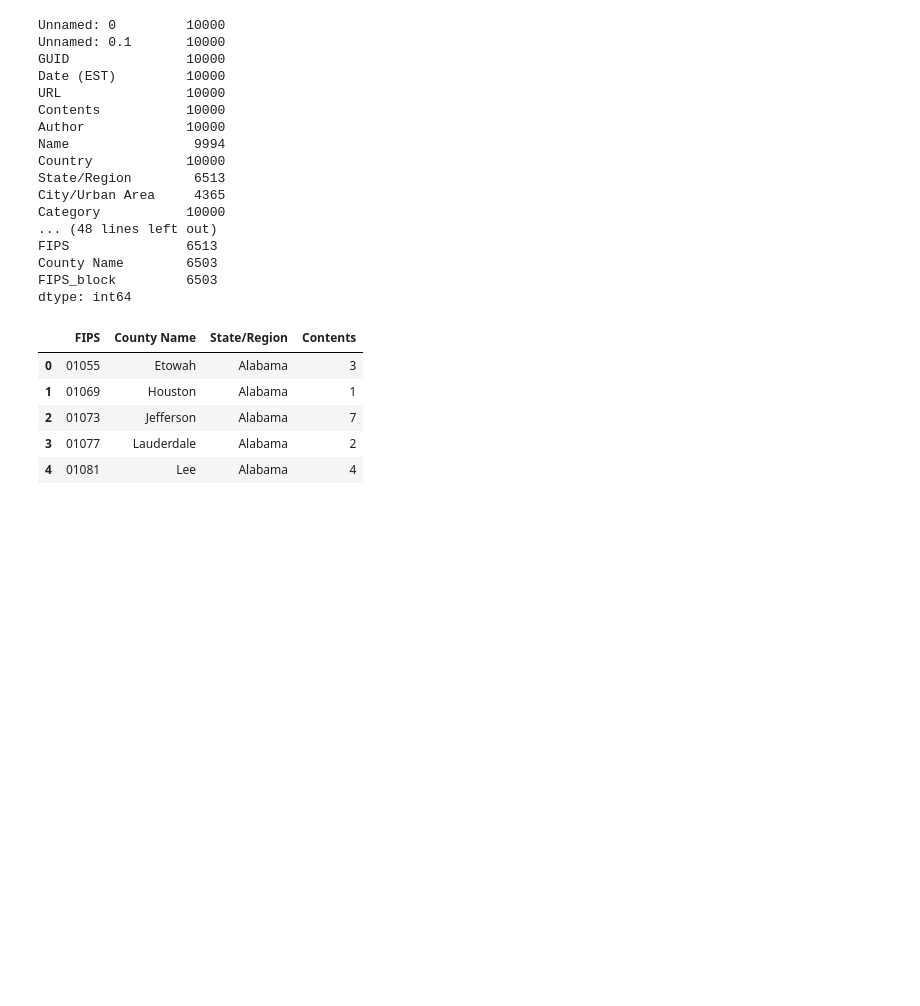
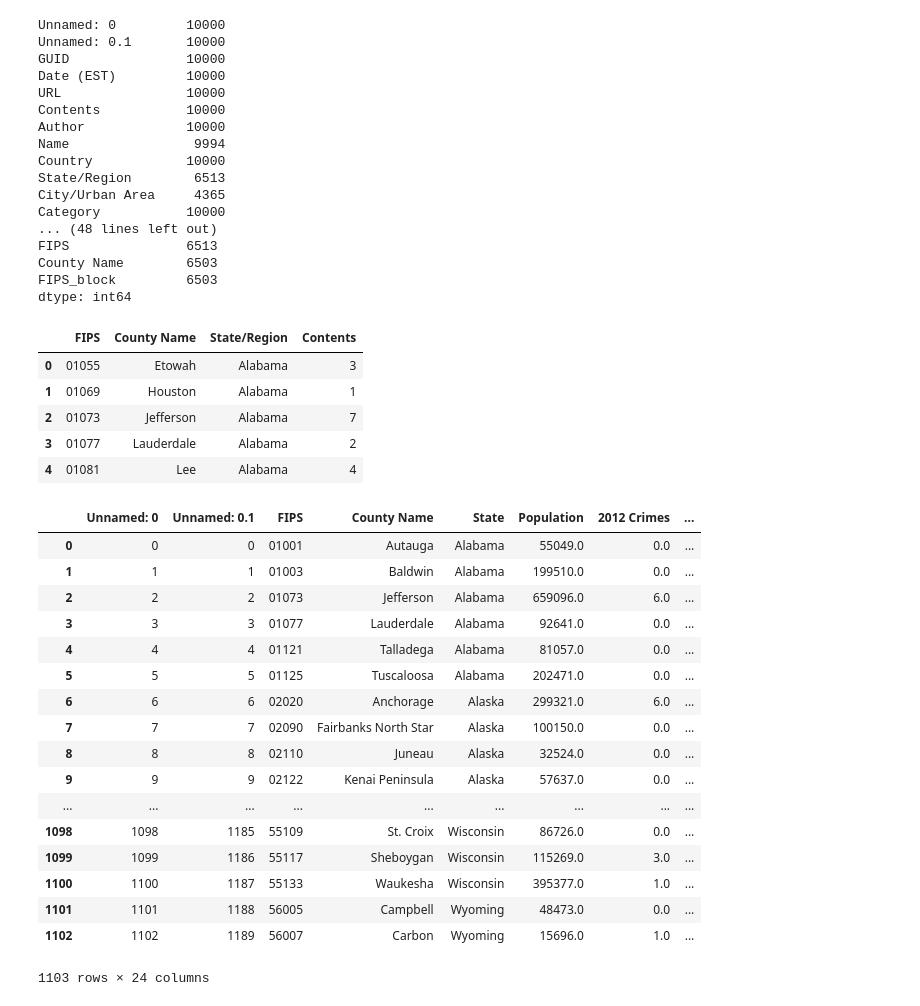
Before and after one commit to jmendiola84/Team_5, a Jupyter notebook: Tweets_2(Immigrants).ipynb, the cells around one changed output. Saved outputs shown, nothing was run; the diff lists cells and outputs as text; code cells hidden in the pictures; blank space fills up the shorter version.

```diff
--- a/Tweets_2(Immigrants).ipynb
+++ b/Tweets_2(Immigrants).ipynb
@@ -215,6 +215,38 @@ dtype: int64
 | 2 | 01073 | Jefferson | Alabama | 7 |
 | 3 | 01077 | Lauderdale | Alabama | 2 |
 | 4 | 01081 | Lee | Alabama | 4 |
+# %%
+dtype_dic= {'FIPS': str,
+            'FIPS_block' : str}
+
+indicators = pd.read_csv('/Users/rorr/PythonStuff/Team_5/Resources/Census Resources/indicators.csv'
+                         ,dtype = dtype_dic
+                        )
+
+for (idx, row) in indicators.iterrows():
+    fips_z = (row.loc['FIPS'])
+    indicators.at[idx, 'FIPS'] = str(fips_z).zfill(5)
+
+merge
+# %% [output]
+|  | Unnamed: 0 | Unnamed: 0.1 | FIPS | County Name | State | Population | 2012 Crimes | ... |
+| 0 | 0 | 0 | 01001 | Autauga | Alabama | 55049.0 | 0.0 | ... |
+| 1 | 1 | 1 | 01003 | Baldwin | Alabama | 199510.0 | 0.0 | ... |
+| 2 | 2 | 2 | 01073 | Jefferson | Alabama | 659096.0 | 6.0 | ... |
+| 3 | 3 | 3 | 01077 | Lauderdale | Alabama | 92641.0 | 0.0 | ... |
+| 4 | 4 | 4 | 01121 | Talladega | Alabama | 81057.0 | 0.0 | ... |
+| 5 | 5 | 5 | 01125 | Tuscaloosa | Alabama | 202471.0 | 0.0 | ... |
+| 6 | 6 | 6 | 02020 | Anchorage | Alaska | 299321.0 | 6.0 | ... |
+| 7 | 7 | 7 | 02090 | Fairbanks North Star | Alaska | 100150.0 | 0.0 | ... |
+| 8 | 8 | 8 | 02110 | Juneau | Alaska | 32524.0 | 0.0 | ... |
+| 9 | 9 | 9 | 02122 | Kenai Peninsula | Alaska | 57637.0 | 0.0 | ... |
+| ... | ... | ... | ... | ... | ... | ... | ... | ... |
+| 1098 | 1098 | 1185 | 55109 | St. Croix | Wisconsin | 86726.0 | 0.0 | ... |
+| 1099 | 1099 | 1186 | 55117 | Sheboygan | Wisconsin | 115269.0 | 3.0 | ... |
+| 1100 | 1100 | 1187 | 55133 | Waukesha | Wisconsin | 395377.0 | 1.0 | ... |
+| 1101 | 1101 | 1188 | 56005 | Campbell | Wyoming | 48473.0 | 0.0 | ... |
+| 1102 | 1102 | 1189 | 56007 | Carbon | Wyoming | 15696.0 | 1.0 | ... |
+1103 rows × 24 columns
 # %%
 # # Run Vader Analysis on each tweet
 # for (idx, row) in output_list.iterrows():
```
Also changed, not shown: 2 other files.
